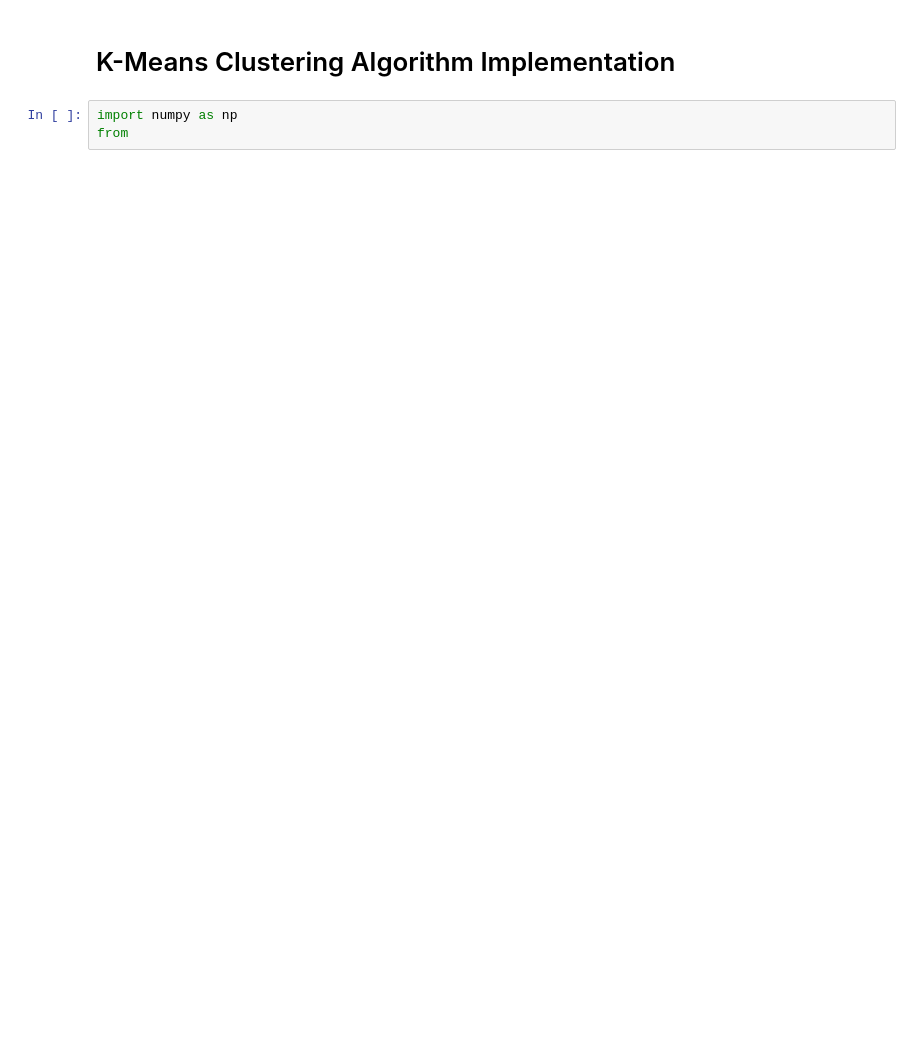
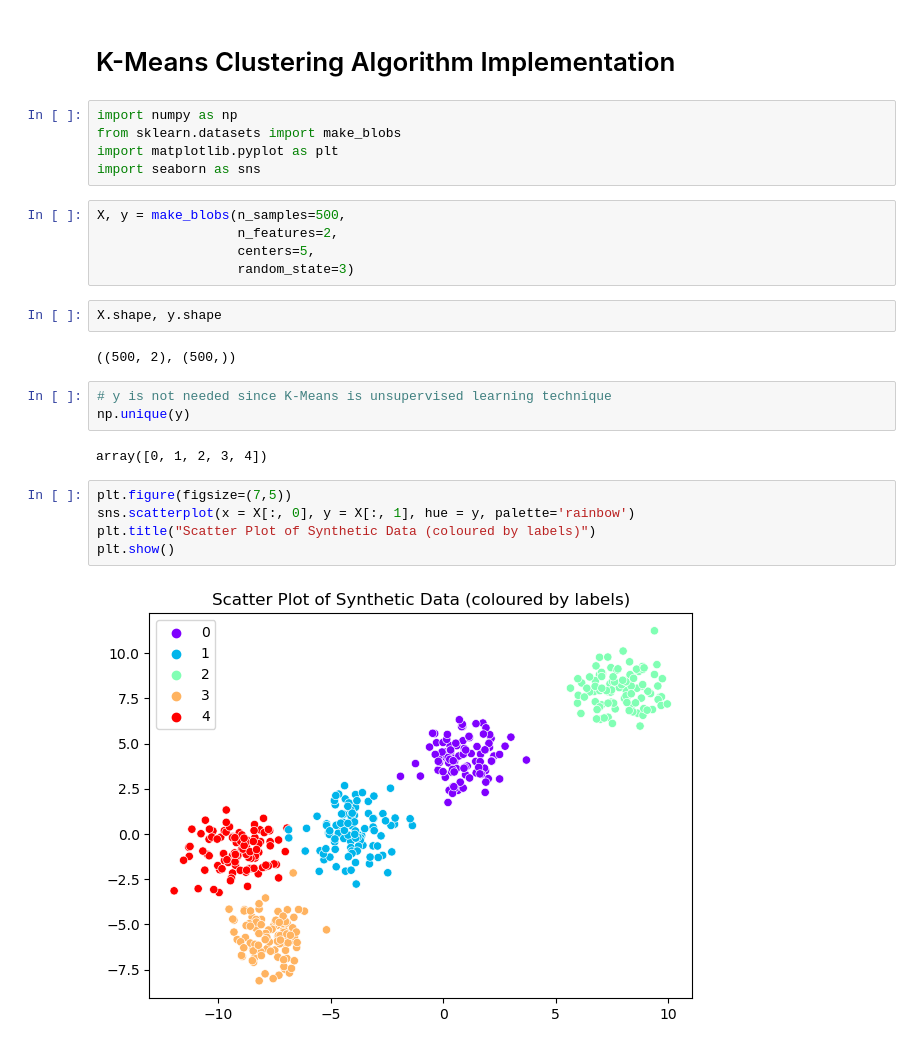
Before and after one commit to lavkushsingh31/ML-Practice-Exercises, a Jupyter notebook: K-Means Clustering Algorithm Implementation .ipynb, the cells around one changed output. Drawn from its saved outputs; the diff is of its cells as text; blank space fills up the shorter version.

Commit message:
added code, created data and normalized

```diff
--- a/K-Means Clustering Algorithm Implementation .ipynb
+++ b/K-Means Clustering Algorithm Implementation .ipynb
@@ -2,4 +2,27 @@
 # K-Means Clustering Algorithm Implementation
 # %%
 import numpy as np
-from
+from sklearn.datasets import make_blobs
+import matplotlib.pyplot as plt
+import seaborn as sns
+# %%
+X, y = make_blobs(n_samples=500,
+                  n_features=2,
+                  centers=5,
+                  random_state=3)
+# %%
+X.shape, y.shape
+# %% [output]
+((500, 2), (500,))
+# %%
+# y is not needed since K-Means is unsupervised learning technique
+np.unique(y)
+# %% [output]
+array([0, 1, 2, 3, 4])
+# %%
+plt.figure(figsize=(7,5))
+sns.scatterplot(x = X[:, 0], y = X[:, 1], hue = y, palette='rainbow')
+plt.title("Scatter Plot of Synthetic Data (coloured by labels)")
+plt.show()
+# %% [output]
+[figure, added]
```
Also changed, not shown: parts of 4 cells of this notebook.
